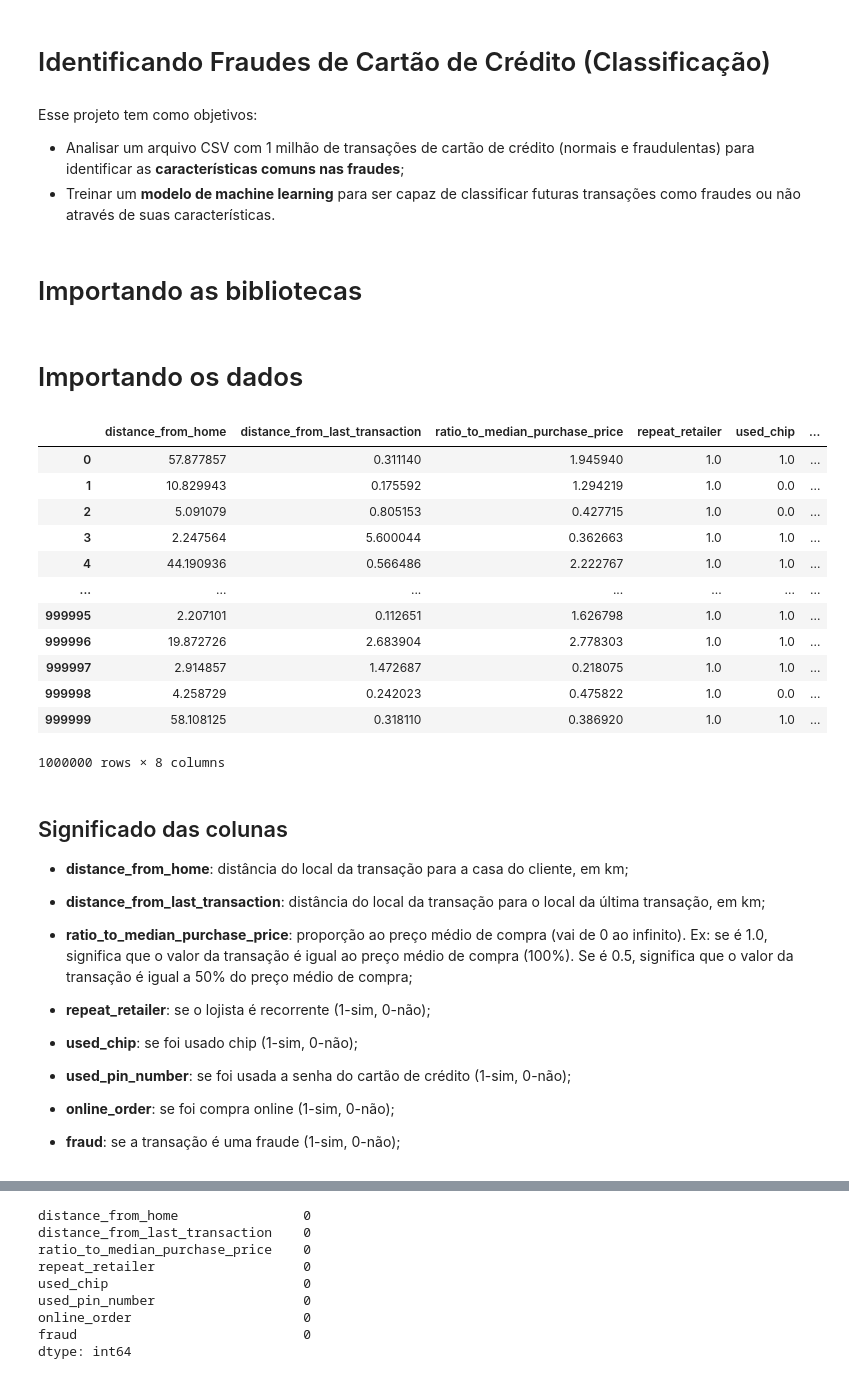
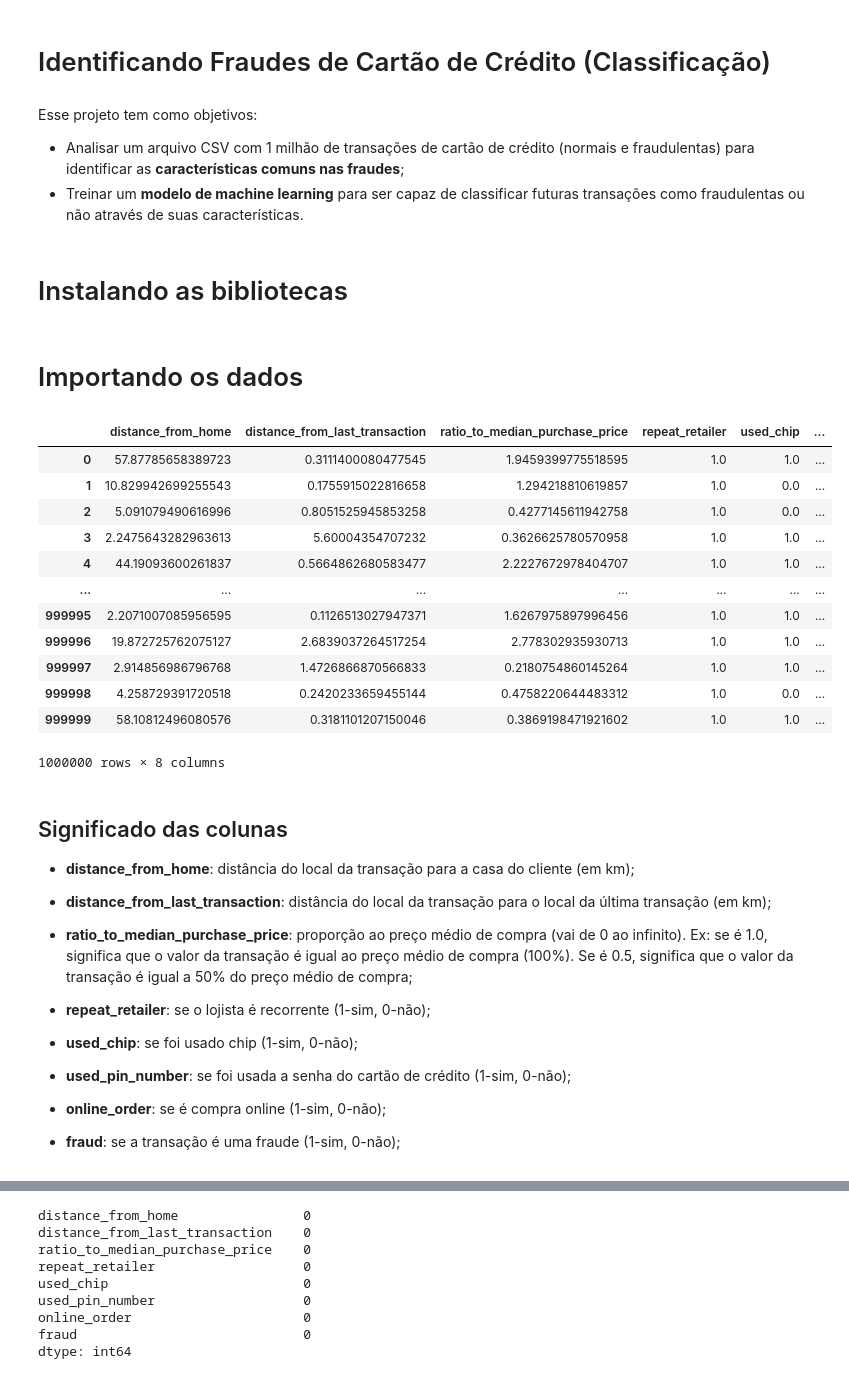
Before and after one commit to marcosf520/data-science-machine-learning, a Jupyter notebook: classificacao-fraudes/identificando-fraudes-cartao.ipynb, the cells around one changed output, grey strips where cells are left out. Cells and saved outputs as stored; diff of their text form; code cells hidden in the pictures.

```diff
--- a/classificacao-fraudes/identificando-fraudes-cartao.ipynb
+++ b/classificacao-fraudes/identificando-fraudes-cartao.ipynb
@@ -3,9 +3,9 @@
 # %% [markdown]
 Esse projeto tem como objetivos:
 - Analisar um arquivo CSV com 1 milhão de transações de cartão de crédito (normais e fraudulentas) para identificar as **características comuns nas fraudes**;
-- Treinar um **modelo de machine learning** para ser capaz de classificar futuras transações como fraudes ou não através de suas características.
+- Treinar um **modelo de machine learning** para ser capaz de classificar futuras transações como fraudulentas ou não através de suas características.
 # %% [markdown]
-# Importando as bibliotecas
+# Instalando as bibliotecas
 # %%
 # !pip install --upgrade scikit-learn imbalanced-learn
 # !pip install graphviz
@@ -13,30 +13,31 @@ Esse projeto tem como objetivos:
 # Importando os dados
 # %%
 import pandas as pd
+pd.options.display.float_format = "{:,}".format
 
-uri = "https://github.com/alura-cursos/youtube-alura/raw/refs/heads/main/fraud_dataset.csv"
+uri = "https://github.com/marcosf520/data-science-machine-learning/raw/refs/heads/master/classificacao-fraudes/dados/fraud_dataset.csv"
 dados = pd.read_csv(uri)
 dados
 # %% [output]
 |  | distance_from_home | distance_from_last_transaction | ratio_to_median_purchase_price | repeat_retailer | used_chip | ... |
-| 0 | 57.877857 | 0.311140 | 1.945940 | 1.0 | 1.0 | ... |
-| 1 | 10.829943 | 0.175592 | 1.294219 | 1.0 | 0.0 | ... |
-| 2 | 5.091079 | 0.805153 | 0.427715 | 1.0 | 0.0 | ... |
-| 3 | 2.247564 | 5.600044 | 0.362663 | 1.0 | 1.0 | ... |
-| 4 | 44.190936 | 0.566486 | 2.222767 | 1.0 | 1.0 | ... |
+| 0 | 57.87785658389723 | 0.3111400080477545 | 1.9459399775518595 | 1.0 | 1.0 | ... |
+| 1 | 10.829942699255543 | 0.1755915022816658 | 1.294218810619857 | 1.0 | 0.0 | ... |
+| 2 | 5.091079490616996 | 0.8051525945853258 | 0.4277145611942758 | 1.0 | 0.0 | ... |
+| 3 | 2.2475643282963613 | 5.60004354707232 | 0.3626625780570958 | 1.0 | 1.0 | ... |
+| 4 | 44.19093600261837 | 0.5664862680583477 | 2.2227672978404707 | 1.0 | 1.0 | ... |
 | ... | ... | ... | ... | ... | ... | ... |
-| 999995 | 2.207101 | 0.112651 | 1.626798 | 1.0 | 1.0 | ... |
-| 999996 | 19.872726 | 2.683904 | 2.778303 | 1.0 | 1.0 | ... |
-| 999997 | 2.914857 | 1.472687 | 0.218075 | 1.0 | 1.0 | ... |
-| 999998 | 4.258729 | 0.242023 | 0.475822 | 1.0 | 0.0 | ... |
-| 999999 | 58.108125 | 0.318110 | 0.386920 | 1.0 | 1.0 | ... |
+| 999995 | 2.2071007085956595 | 0.1126513027947371 | 1.6267975897996456 | 1.0 | 1.0 | ... |
+| 999996 | 19.872725762075127 | 2.6839037264517254 | 2.778302935930713 | 1.0 | 1.0 | ... |
+| 999997 | 2.914856986796768 | 1.4726866870566833 | 0.2180754860145264 | 1.0 | 1.0 | ... |
+| 999998 | 4.258729391720518 | 0.2420233659455144 | 0.4758220644483312 | 1.0 | 0.0 | ... |
+| 999999 | 58.10812496080576 | 0.3181101207150046 | 0.3869198471921602 | 1.0 | 1.0 | ... |
 1000000 rows × 8 columns
 # %% [markdown]
 ## Significado das colunas
 
-- **distance_from_home**: distância do local da transação para a casa do cliente, em km;
+- **distance_from_home**: distância do local da transação para a casa do cliente (em km);
 
-- **distance_from_last_transaction**: distância do local da transação para o local da última transação, em km;
+- **distance_from_last_transaction**: distância do local da transação para o local da última transação (em km);
 
 - **ratio_to_median_purchase_price**: proporção ao preço médio de compra (vai de 0 ao infinito). Ex: se é 1.0, significa que o valor da transação é igual ao preço médio de compra (100%). Se é 0.5, significa que o valor da transação é igual a 50% do preço médio de compra;
 
@@ -46,6 +47,6 @@ dados
 
 - **used_pin_number**: se foi usada a senha do cartão de crédito (1-sim, 0-não);
 
-- **online_order**: se foi compra online (1-sim, 0-não);
+- **online_order**: se é compra online (1-sim, 0-não);
 
 - **fraud**: se a transação é uma fraude (1-sim, 0-não);
```
Also changed, not shown: parts of 63 cells of this notebook, 3 other files.
